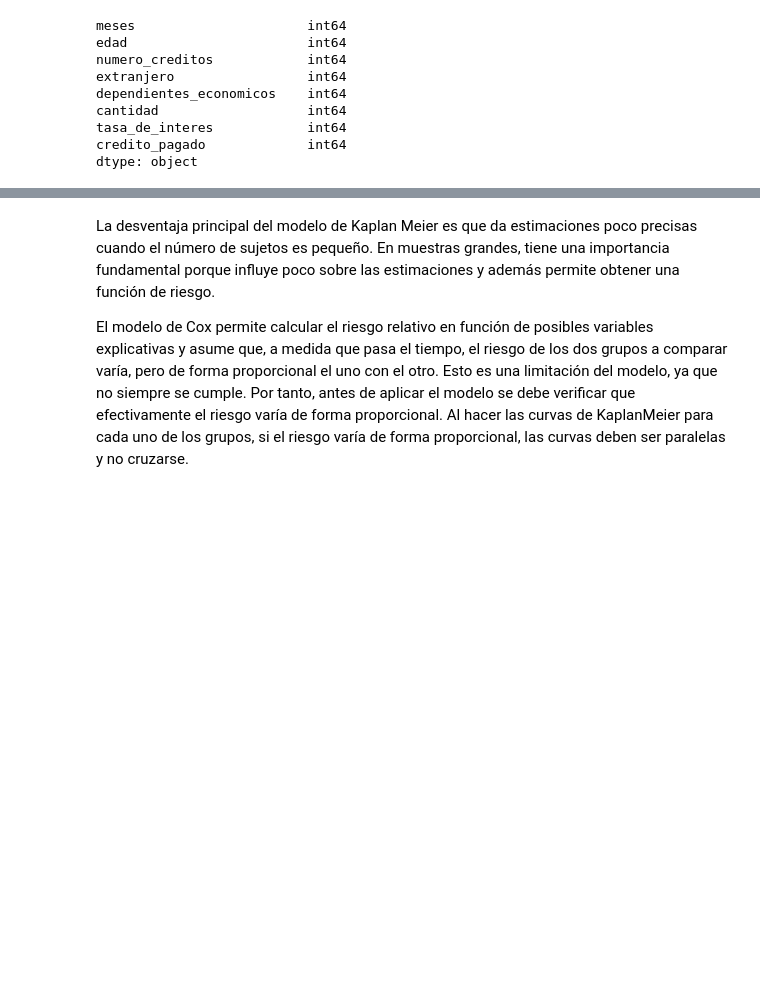
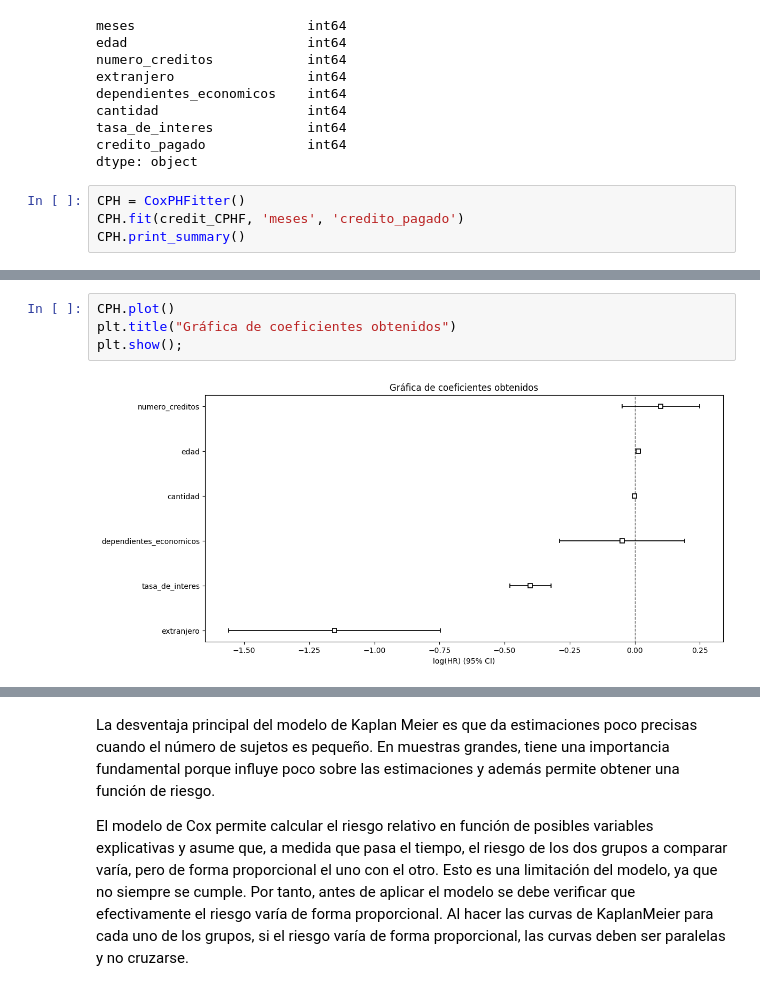
Before and after one commit to zaygb/EstadisticaAplicada_2076329, a Jupyter notebook: PIA_EstadísticaAplicada_parteB_Equipo1_nov2023.ipynb, the cells around one changed output, grey strips where cells are left out. Saved outputs shown, nothing was run; the diff lists cells and outputs as text; blank space fills up the shorter version.

```diff
--- a/PIA_EstadísticaAplicada_parteB_Equipo1_nov2023.ipynb
+++ b/PIA_EstadísticaAplicada_parteB_Equipo1_nov2023.ipynb
@@ -555,3 +555,7 @@ cantidad                   int64
 tasa_de_interes            int64
 credito_pagado             int64
 dtype: object
+# %%
+CPH = CoxPHFitter()
+CPH.fit(credit_CPHF, 'meses', 'credito_pagado')
+CPH.print_summary()
@@ -557,0 +582,6 @@ dtype: object
+# %%
+CPH.plot()
+plt.title("Gráfica de coeficientes obtenidos")
+plt.show();
+# %% [output]
+[figure, added]
```
Also changed, not shown: parts of 2 cells of this notebook.
